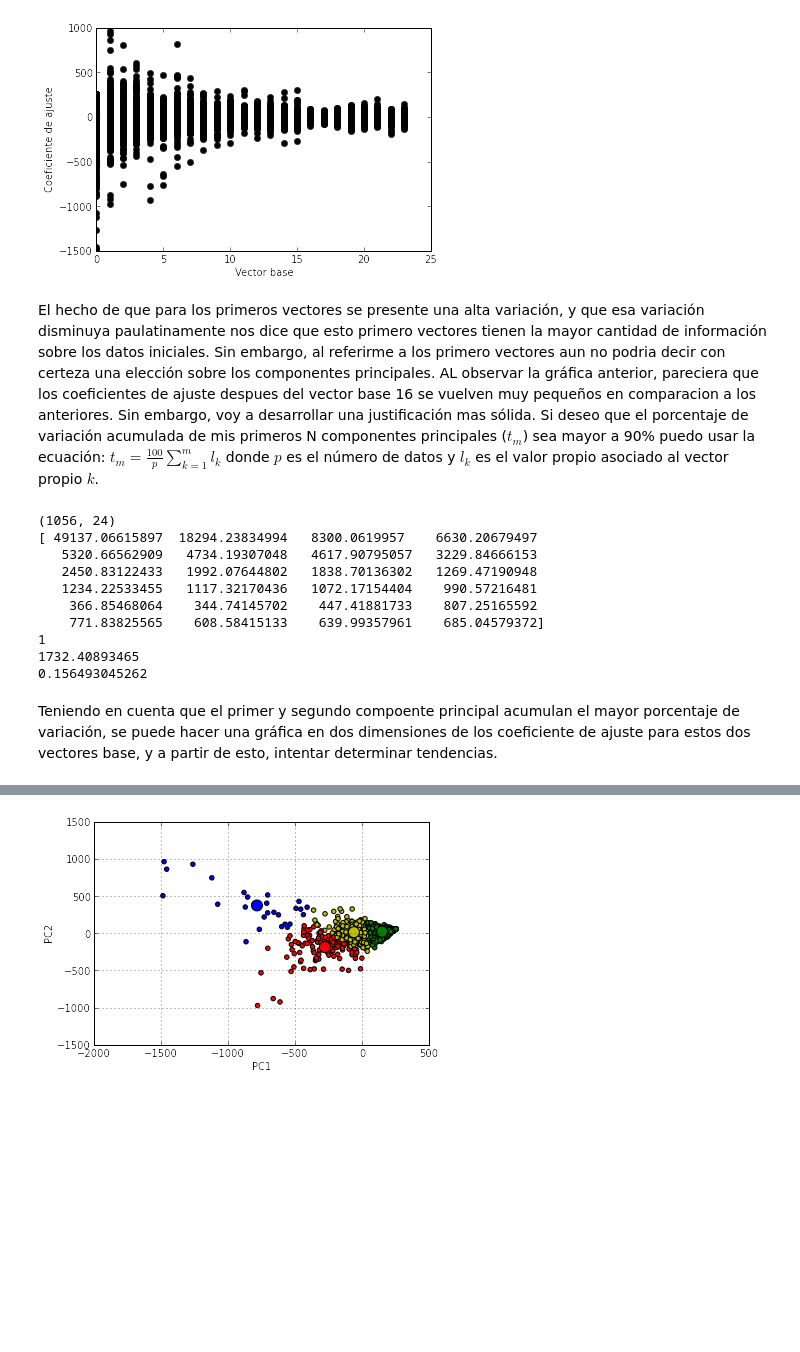
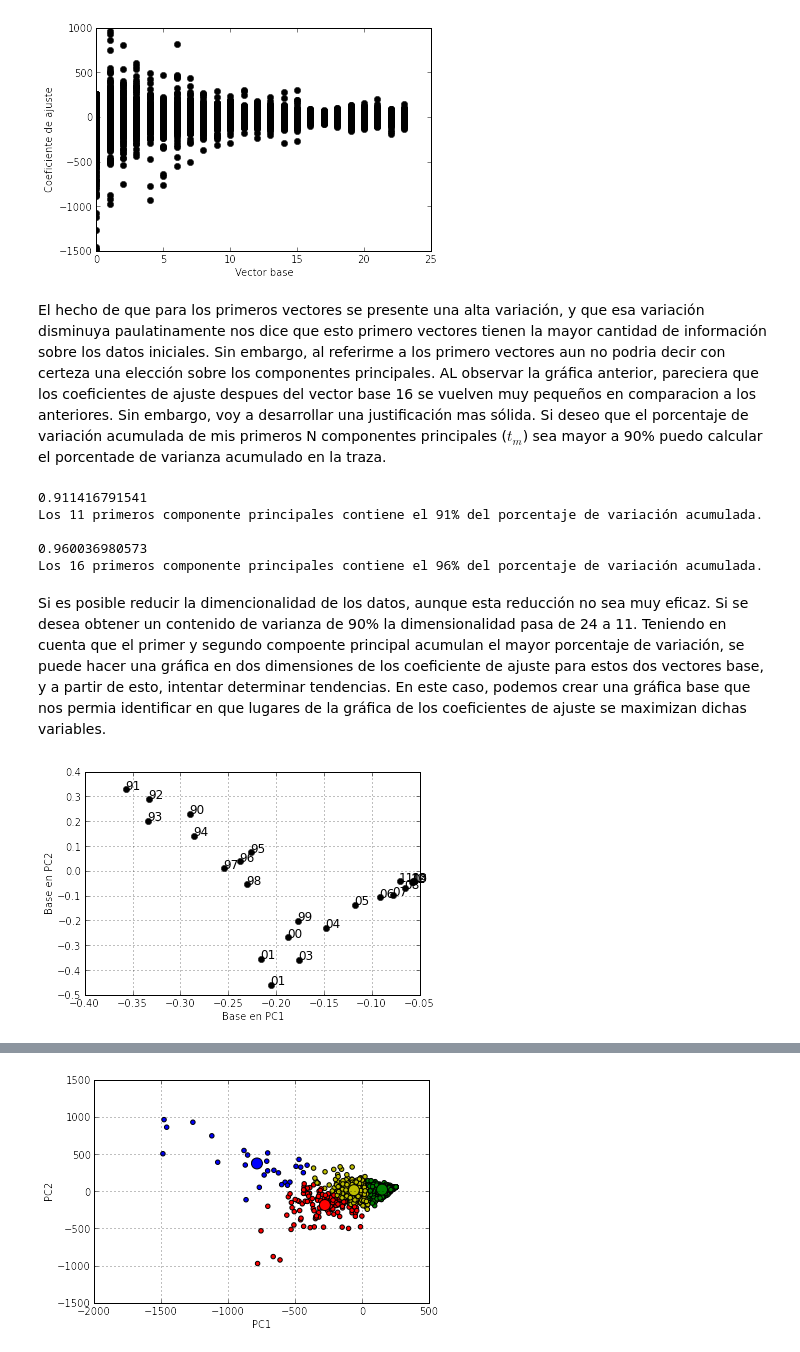
Before and after one commit to sergioandrescs/SergioCotrino_hw_4, a Jupyter notebook: homicidios.ipynb, the cells around one changed output, grey strips where cells are left out. Cells and saved outputs as stored; diff of their text form; code cells hidden in the pictures; blank space fills up the shorter version.

```diff
--- a/homicidios.ipynb
+++ b/homicidios.ipynb
@@ -94,37 +100,53 @@ print 'Esta gráfica nos muestra que los coeficiente de ajuste para los primeros
 Esta gráfica nos muestra que los coeficiente de ajuste para los primeros vectores varian mucho.
 [figure]
 # %% [markdown]
-El hecho de que para los primeros vectores se presente una alta variación, y que esa variación disminuya paulatinamente nos dice que esto primero vectores tienen la mayor cantidad de información sobre los datos iniciales. Sin embargo, al referirme a los primero vectores aun no podria decir con certeza una elección sobre los componentes principales. AL observar la gráfica anterior, pareciera que los coeficientes de ajuste despues del vector base 16 se vuelven muy pequeños en comparacion a los anteriores. Sin embargo, voy a desarrollar una justificación mas sólida. Si deseo que el porcentaje de variación acumulada de mis primeros N componentes principales ($t_m$) sea mayor a 90% puedo usar la ecuación:
-$
-t_m = \frac{100}{p}\sum_{k=1}^{m}l_k
-$
-donde $p$ es el número de datos y $l_k$ es el valor propio asociado al vector propio $k$.
+El hecho de que para los primeros vectores se presente una alta variación, y que esa variación disminuya paulatinamente nos dice que esto primero vectores tienen la mayor cantidad de información sobre los datos iniciales. Sin embargo, al referirme a los primero vectores aun no podria decir con certeza una elección sobre los componentes principales. AL observar la gráfica anterior, pareciera que los coeficientes de ajuste despues del vector base 16 se vuelven muy pequeños en comparacion a los anteriores. Sin embargo, voy a desarrollar una justificación mas sólida. Si deseo que el porcentaje de variación acumulada de mis primeros N componentes principales ($t_m$) sea mayor a 90% puedo calcular el porcentade de varianza acumulado en la traza.
-# %%
-print shape(data)
-print eigenvalues
-
-tm=0
-count = 0
-testing=0
-while tm < 90:
-    count +=1
-    print count
-    testing += eigenvalues[count]
-    tm = (100/shape(data)[0])*testing
-    print tm
-
-print eigenvalues[1]/sum(eigenvalues)
-# %% [output]
-(1056, 24)
-[ 49137.06615897  18294.23834994   8300.0619957    6630.20679497
-   5320.66562909   4734.19307048   4617.90795057   3229.84666153
-   2450.83122433   1992.07644802   1838.70136302   1269.47190948
-   1234.22533455   1117.32170436   1072.17154404    990.57216481
-    366.85468064    344.74145702    447.41881733    807.25165592
-    771.83825565    608.58415133    639.99357961    685.04579372]
-1
-1732.40893465
-0.156493045262
+# %%
+print ''
+print sum(eigenvalues[0:11])/sum(eigenvalues)
+print 'Los 11 primeros componente principales contiene el 91% del porcentaje de variación acumulada.'
+print ''
+print sum(eigenvalues[0:16])/sum(eigenvalues)
+print 'Los 16 primeros componente principales contiene el 96% del porcentaje de variación acumulada.'
+# %% [output]
+0.911416791541
+Los 11 primeros componente principales contiene el 91% del porcentaje de variación acumulada.
+
+0.960036980573
+Los 16 primeros componente principales contiene el 96% del porcentaje de variación acumulada.
 # %% [markdown]
-Teniendo en cuenta que el primer y segundo compoente principal acumulan el mayor porcentaje de variación, se puede hacer una gráfica en dos dimensiones de los coeficiente de ajuste para estos dos vectores base, y a partir de esto, intentar determinar tendencias.
+Si es posible reducir la dimencionalidad de los datos, aunque esta reducción no sea muy eficaz. Si se desea obtener un contenido de varianza de 90% la dimensionalidad pasa de 24 a 11.
+Teniendo en cuenta que el primer y segundo compoente principal acumulan el mayor porcentaje de variación, se puede hacer una gráfica en dos dimensiones de los coeficiente de ajuste para estos dos vectores base, y a partir de esto, intentar determinar tendencias. En este caso, podemos crear una gráfica base que nos permia identificar en que lugares de la gráfica de los coeficientes de ajuste se maximizan dichas variables.
+# %%
+for i in range (shape(eigenvectors)[0]):
+    plot (eigenvectors[i,0], eigenvectors[i,1], 'ko')
+text (eigenvectors[0,0], eigenvectors[0,1], '%s' % ('90'), fontsize=12)
+text (eigenvectors[1,0], eigenvectors[1,1], '%s' % ('91'), fontsize=12)
+text (eigenvectors[2,0], eigenvectors[2,1], '%s' % ('92'), fontsize=12)
+text (eigenvectors[3,0], eigenvectors[3,1], '%s' % ('93'), fontsize=12)
+text (eigenvectors[4,0], eigenvectors[4,1], '%s' % ('94'), fontsize=12)
+text (eigenvectors[5,0], eigenvectors[5,1], '%s' % ('95'), fontsize=12)
+text (eigenvectors[6,0], eigenvectors[6,1], '%s' % ('96'), fontsize=12)
+text (eigenvectors[7,0], eigenvectors[7,1], '%s' % ('97'), fontsize=12)
+text (eigenvectors[8,0], eigenvectors[8,1], '%s' % ('98'), fontsize=12)
+text (eigenvectors[9,0], eigenvectors[9,1], '%s' % ('99'), fontsize=12)
+text (eigenvectors[10,0], eigenvectors[10,1], '%s' % ('00'), fontsize=12)
+text (eigenvectors[11,0], eigenvectors[11,1], '%s' % ('01'), fontsize=12)
+text (eigenvectors[12,0], eigenvectors[12,1], '%s' % ('01'), fontsize=12)
+text (eigenvectors[13,0], eigenvectors[13,1], '%s' % ('03'), fontsize=12)
+text (eigenvectors[14,0], eigenvectors[14,1], '%s' % ('04'), fontsize=12)
+text (eigenvectors[15,0], eigenvectors[15,1], '%s' % ('05'), fontsize=12)
+text (eigenvectors[16,0], eigenvectors[16,1], '%s' % ('06'), fontsize=12)
+text (eigenvectors[17,0], eigenvectors[17,1], '%s' % ('07'), fontsize=12)
+text (eigenvectors[18,0], eigenvectors[18,1], '%s' % ('08'), fontsize=12)
+text (eigenvectors[19,0], eigenvectors[19,1], '%s' % ('09'), fontsize=12)
+text (eigenvectors[20,0], eigenvectors[20,1], '%s' % ('10'), fontsize=12)
+text (eigenvectors[21,0], eigenvectors[21,1], '%s' % ('11'), fontsize=12)
+text (eigenvectors[22,0], eigenvectors[22,1], '%s' % ('12'), fontsize=12)
+text (eigenvectors[23,0], eigenvectors[23,1], '%s' % ('13'), fontsize=12)
+xlabel('Base en PC1')
+ylabel('Base en PC2')
+grid()
+# %% [output]
+[figure, added]
 # %%
```
Also changed, not shown: parts of 4 cells of this notebook.
